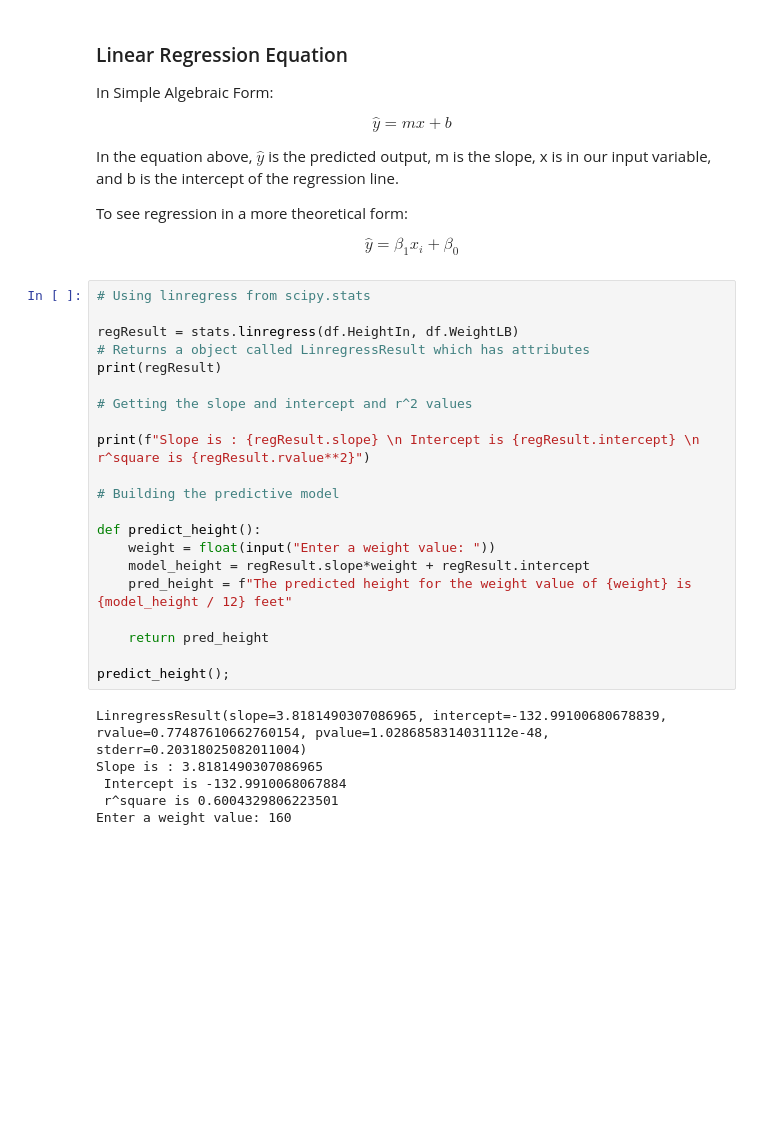
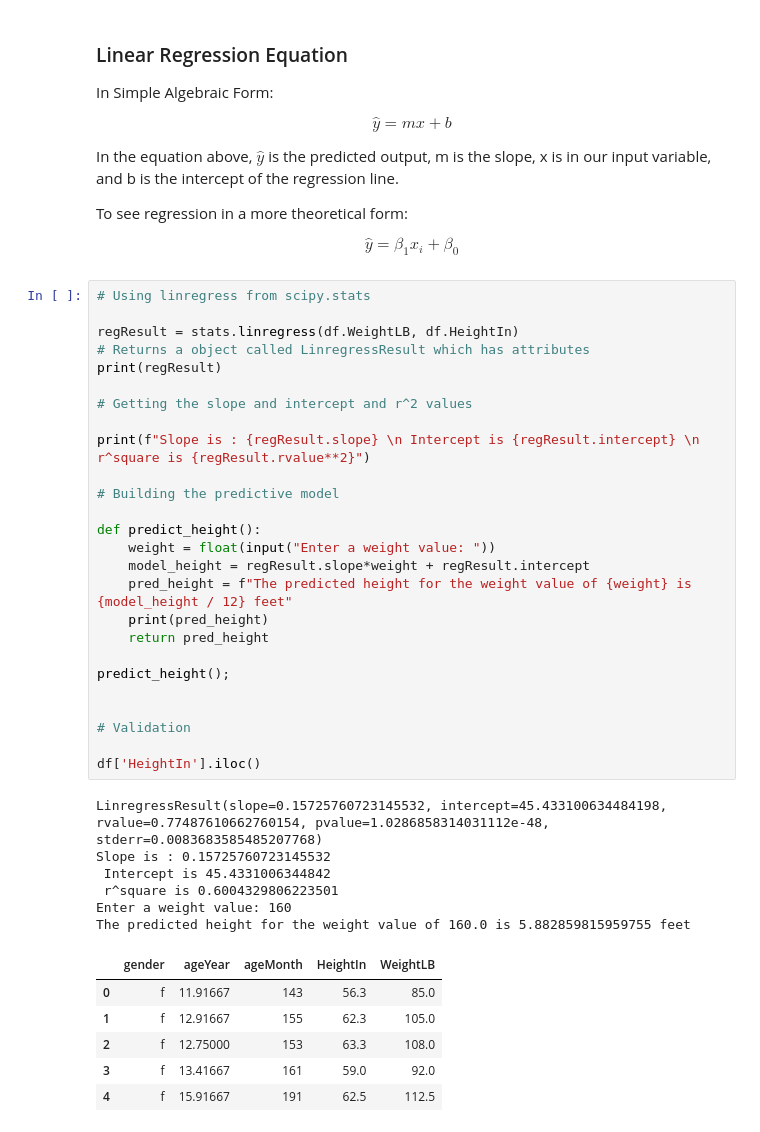
Before and after one commit to TheChanRProject/DevMasters-NewNB, a Jupyter notebook: NewNB-Python-V3.ipynb, the cells around one changed output. Saved outputs shown, nothing was run; the diff lists cells and outputs as text; blank space fills up the shorter version.

```diff
--- a/NewNB-Python-V3.ipynb
+++ b/NewNB-Python-V3.ipynb
@@ -530,27 +530,39 @@ $$ \hat{y} = \beta_1 x_i + \beta_0 $$
 # %%
 # Using linregress from scipy.stats
 
-regResult = stats.linregress(df.HeightIn, df.WeightLB)
+regResult = stats.linregress(df.WeightLB, df.HeightIn)
 # Returns a object called LinregressResult which has attributes
 print(regResult)
 
 # Getting the slope and intercept and r^2 values
 
 print(f"Slope is : {regResult.slope} \n Intercept is {regResult.intercept} \n r^square is {regResult.rvalue**2}")
 
 # Building the predictive model
 
 def predict_height():
     weight = float(input("Enter a weight value: "))
     model_height = regResult.slope*weight + regResult.intercept
     pred_height = f"The predicted height for the weight value of {weight} is {model_height / 12} feet"
-
+    print(pred_height)
     return pred_height
 
 predict_height();
+
+
+# Validation
+
+df['HeightIn'].iloc()
 # %% [output]
-LinregressResult(slope=3.8181490307086965, intercept=-132.99100680678839, rvalue=0.77487610662760154, pvalue=1.0286858314031112e-48, stderr=0.20318025082011004)
-Slope is : 3.8181490307086965
- Intercept is -132.9910068067884
+LinregressResult(slope=0.15725760723145532, intercept=45.433100634484198, rvalue=0.77487610662760154, pvalue=1.0286858314031112e-48, stderr=0.0083683585485207768)
+Slope is : 0.15725760723145532
+ Intercept is 45.4331006344842
  r^square is 0.6004329806223501
 Enter a weight value: 160
+The predicted height for the weight value of 160.0 is 5.882859815959755 feet
+|  | gender | ageYear | ageMonth | HeightIn | WeightLB |
+| 0 | f | 11.91667 | 143 | 56.3 | 85.0 |
+| 1 | f | 12.91667 | 155 | 62.3 | 105.0 |
+| 2 | f | 12.75000 | 153 | 63.3 | 108.0 |
+| 3 | f | 13.41667 | 161 | 59.0 | 92.0 |
+| 4 | f | 15.91667 | 191 | 62.5 | 112.5 |
```
